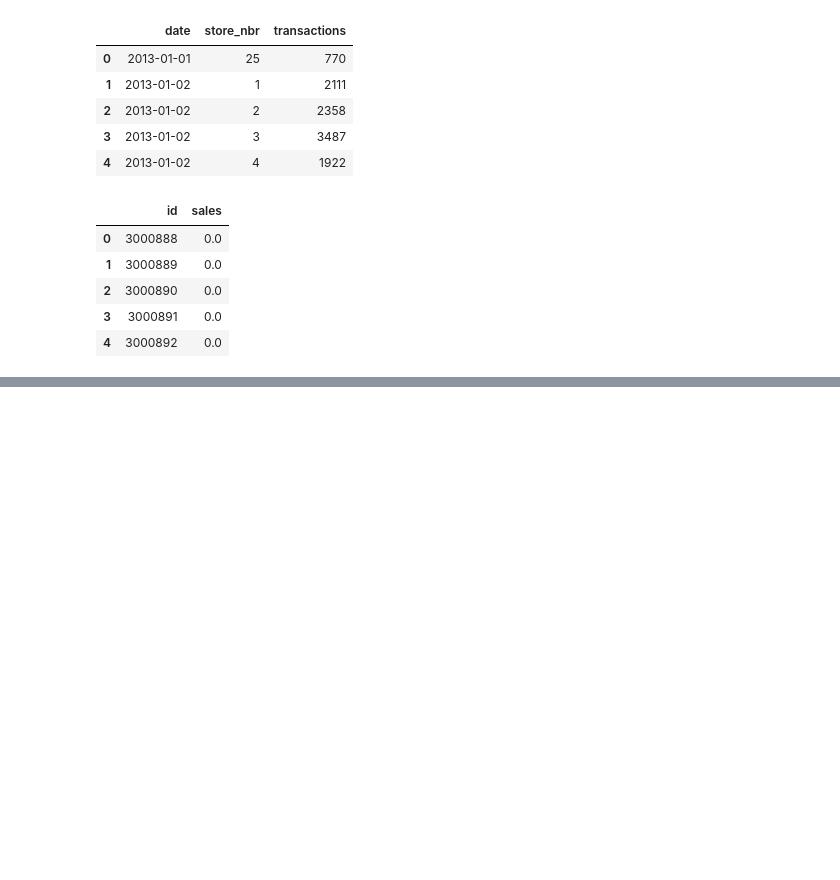
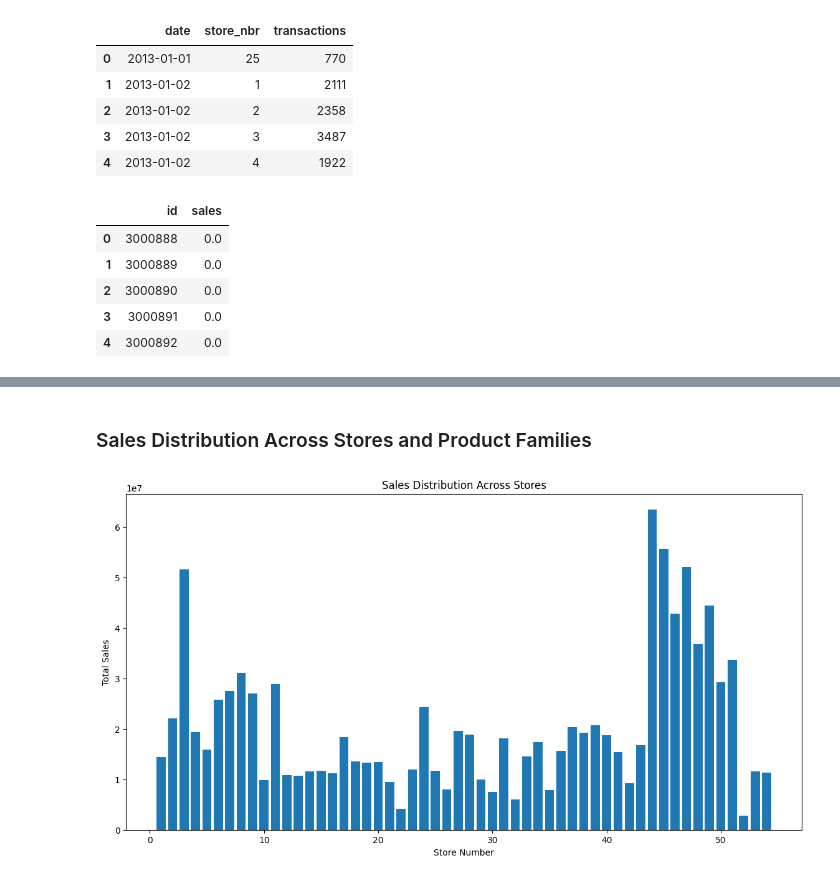
Before and after one commit to elishastanley/Demand-Forecasting-Optimization-for-Corporation-Favorita-A-Time-Series-Regression-ML-Approach, a Jupyter notebook: Notebooks/main.ipynb, the cells around one changed output, grey strips where cells are left out. Cells and saved outputs as stored; diff of their text form; code cells hidden in the pictures; blank space fills up the shorter version.

```diff
--- a/Notebooks/main.ipynb
+++ b/Notebooks/main.ipynb
@@ -153,0 +298,18 @@ sample_submission.head()
+# %% [markdown]
+### Sales Distribution Across Stores and Product Families
+# %%
+# Aggregate sales by store and product family
+store_sales = train_merged.groupby('store_nbr')['sales'].sum(
+).sort_values(ascending=False).reset_index()
+family_sales = train_merged.groupby(
+    'family')['sales'].sum().sort_values(ascending=False).reset_index()
+
+# Plot sales distribution across stores
+plt.figure(figsize=(14, 7))
+plt.bar(store_sales['store_nbr'], store_sales['sales'])
+plt.xlabel('Store Number')
+plt.ylabel('Total Sales')
+plt.title('Sales Distribution Across Stores')
+plt.show()
+# %% [output]
+[figure, added]
```
Also changed, not shown: parts of 29 cells of this notebook.
